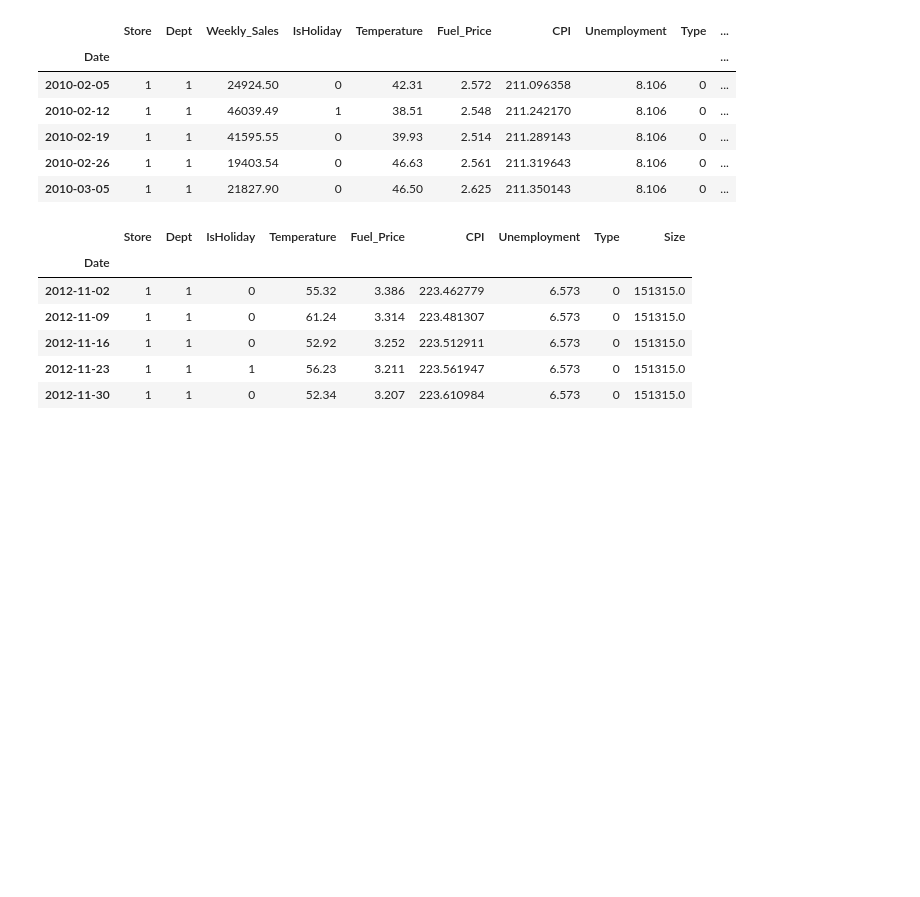
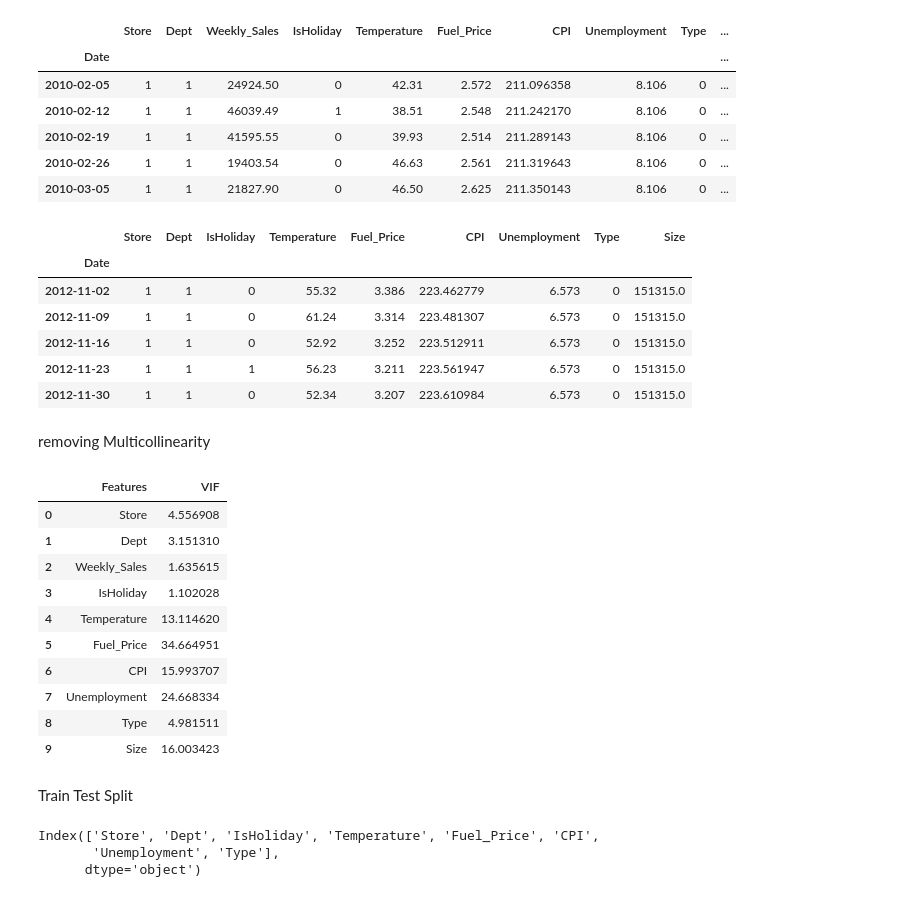
Before and after one commit to PMayaka/Store-Sales-Predictor, a Jupyter notebook: decisiontree.ipynb, the cells around one changed output. Cells and saved outputs as stored; diff of their text form; code cells hidden in the pictures; blank space fills up the shorter version.

```diff
--- a/decisiontree.ipynb
+++ b/decisiontree.ipynb
@@ -384,3 +384,24 @@ test.head()
 | 2012-11-16 | 1 | 1 | 0 | 52.92 | 3.252 | 223.512911 | 6.573 | 0 | 151315.0 |
 | 2012-11-23 | 1 | 1 | 1 | 56.23 | 3.211 | 223.561947 | 6.573 | 0 | 151315.0 |
 | 2012-11-30 | 1 | 1 | 0 | 52.34 | 3.207 | 223.610984 | 6.573 | 0 | 151315.0 |
+# %% [markdown]
+removing Multicollinearity
+# %%
+from statsmodels.stats.outliers_influence import variance_inflation_factor
+
+vif_data = pd.DataFrame()
+vif_data['Features'] = df.columns
+vif_data['VIF'] = [variance_inflation_factor(df.values, i) for i in range(len(df.columns))]
+vif_data
+# %% [output]
+|  | Features | VIF |
+| 0 | Store | 4.556908 |
+| 1 | Dept | 3.151310 |
+| 2 | Weekly_Sales | 1.635615 |
+| 3 | IsHoliday | 1.102028 |
+| 4 | Temperature | 13.114620 |
+| 5 | Fuel_Price | 34.664951 |
+| 6 | CPI | 15.993707 |
+| 7 | Unemployment | 24.668334 |
+| 8 | Type | 4.981511 |
+| 9 | Size | 16.003423 |
@@ -386,0 +412,2 @@ test.head()
+# %% [markdown]
+Train Test Split
@@ -386,0 +417,6 @@ test.head()
+# %%
+x.columns
+# %% [output]
+Index(['Store', 'Dept', 'IsHoliday', 'Temperature', 'Fuel_Price', 'CPI',
+       'Unemployment', 'Type'],
+      dtype='object')
```
Also changed, not shown: parts of 14 cells of this notebook.
